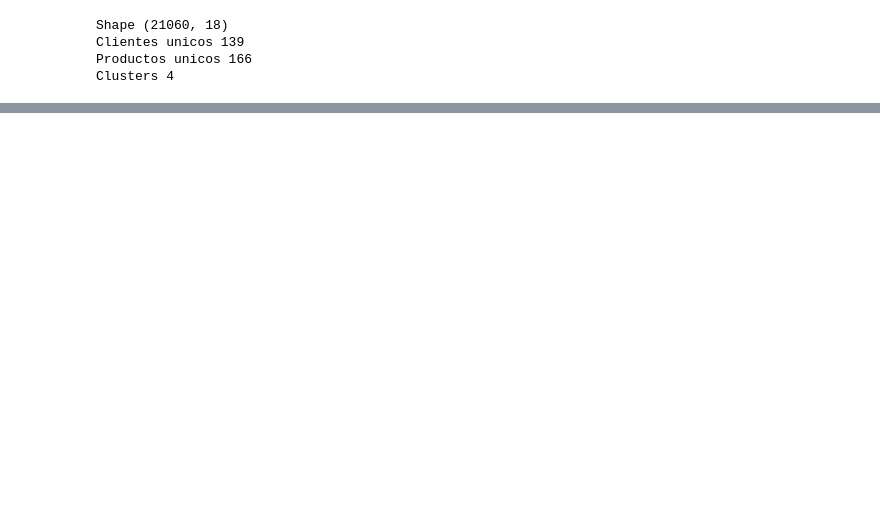
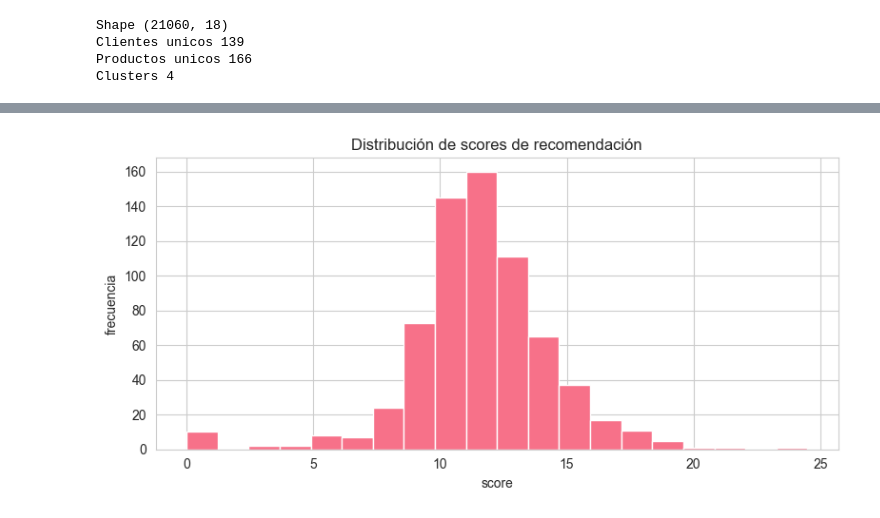
Before and after one commit to SantiagoCastellanos14/m11-practico1-eda, a Jupyter notebook: notebooks/practico_3_eda.ipynb, the cells around one changed output, grey strips where cells are left out. Saved outputs shown, nothing was run; the diff lists cells and outputs as text; code cells hidden in the pictures; blank space fills up the shorter version.

```diff
--- a/notebooks/practico_3_eda.ipynb
+++ b/notebooks/practico_3_eda.ipynb
@@ -501,0 +815,96 @@ Métricas sin filtro (global):      {'users_eval': 139, 'HR@10': 0.0, 'MRR@10':
+# %%
+# Generar recomendaciones para TODAS las entidades y guardar
+# !pip install tqdm
+from tqdm.auto import tqdm
+
+def explicar_contribucion(entidad, producto_objetivo, top_m=5, min_sim=0.0):
+    """
+    Explica qué ítems COMPRADOS por la entidad más contribuyen al score del producto recomendado.
+    Devuelve un DataFrame con columnas: item_comprado, sim, peso (u_i * sim), y ranking.
+    """
+    if entidad not in entity_to_pos:
+        raise ValueError(f"{entity_col} {entidad} no está en la matriz.")
+    if producto_objetivo not in item_to_pos:
+        raise ValueError(f"Producto {producto_objetivo} no está en la matriz.")
+
+    e = entity_to_pos[entidad]
+    j = item_to_pos[producto_objetivo]
+
+    u = X[e, :]                          # compras de la entidad
+    bought_idx = np.where(u > 0)[0]      # índices de items comprados
+
+    sims = S[bought_idx, j]              # similitud de cada item comprado con el objetivo
+    if min_sim > 0:
+        mask = sims >= min_sim
+        bought_idx = bought_idx[mask]
+        sims = sims[mask]
+
+    pesos = u[bought_idx] * sims
+    order = np.argsort(pesos)[::-1]
+    bought_idx = bought_idx[order][:top_m]
+    sims = sims[order][:top_m]
+    pesos = pesos[order][:top_m]
+
+    return pd.DataFrame({
+        "item_comprado": items[bought_idx],
+        "sim": sims,
+        "peso": pesos,
+        "rank": np.arange(1, len(pesos)+1)
+    })
+
+def generar_recos_batch(k=10, min_sim=0.05, intra_cluster=False):
+    """
+    Genera Top-k recomendaciones para todas las entidades.
+    Retorna un DataFrame largo con columnas: entidad, producto, score, coverage, rank.
+    """
+    todas = []
+    for ent in tqdm(entities, desc="Recomendando"):
+        df_rec = recomendar_para_entidad(ent, k=k, min_sim=min_sim,
+                                         intra_cluster=intra_cluster, plot=False)
+        if len(df_rec) == 0:
+            continue
+        df_rec = df_rec.reset_index(drop=False).rename(columns={item_col: "producto"})
+        df_rec.insert(0, "entidad", ent)
+        df_rec["rank"] = np.arange(1, len(df_rec)+1)
+        todas.append(df_rec[["entidad", "producto", "score", "coverage", "rank"]])
+    if len(todas) == 0:
+        return pd.DataFrame(columns=["entidad", "producto", "score", "coverage", "rank"])
+    return pd.concat(todas, ignore_index=True)
+
+# Generar recomendaciones en lote
+recos_all = generar_recos_batch(k=10, min_sim=0.05, intra_cluster=False)
+print("Recomendaciones generadas:", recos_all.shape)
+display(recos_all.head())
+
+# Guardar a CSV (para usar más adelante o compartir)
+out_path = "recos_item_based_top10.csv"
+recos_all.to_csv(out_path, index=False, encoding="utf-8")
+print(f"Archivo guardado: {out_path}")
+
+# Visualizaciones rápidas de diagnóstico
+if len(recos_all) > 0:
+    # Distribución de scores
+    plt.figure(figsize=(8,4))
+    recos_all["score"].plot(kind="hist", bins=20)
+    plt.title("Distribución de scores de recomendación")
+    plt.xlabel("score"); plt.ylabel("frecuencia")
+    plt.tight_layout(); plt.show()
+
+    # Coverage vs score (promedio por rank)
+    tmp = recos_all.groupby("rank")[["score", "coverage"]].mean()
+    ax = tmp["score"].plot(kind="line", figsize=(8,4), marker="o", label="score")
+    ax2 = tmp["coverage"].plot(kind="line", marker="s", secondary_y=True, label="coverage")
+    ax.set_title("Promedio de score y coverage por posición (rank)")
+    ax.set_xlabel("rank")
+    ax.legend(loc="upper left")
+    ax2.legend(loc="upper right")
+    plt.tight_layout(); plt.show()
+
+# Ejemplo de explicabilidad
+if len(recos_all) > 0:
+    ejemplo_ent = recos_all.iloc[0]["entidad"]
+    ejemplo_prod = recos_all.iloc[0]["producto"]
+    print(f"Explicabilidad para entidad={ejemplo_ent}, producto={ejemplo_prod}")
+    expl = explicar_contribucion(ejemplo_ent, ejemplo_prod, top_m=5, min_sim=0.05)
+    display(expl)
+# %% [output]
@@ -501,0 +925 @@ Métricas sin filtro (global):      {'users_eval': 139, 'HR@10': 0.0, 'MRR@10':
+[figure, added]
```
Also changed, not shown: parts of 23 cells of this notebook, 3 other files.
